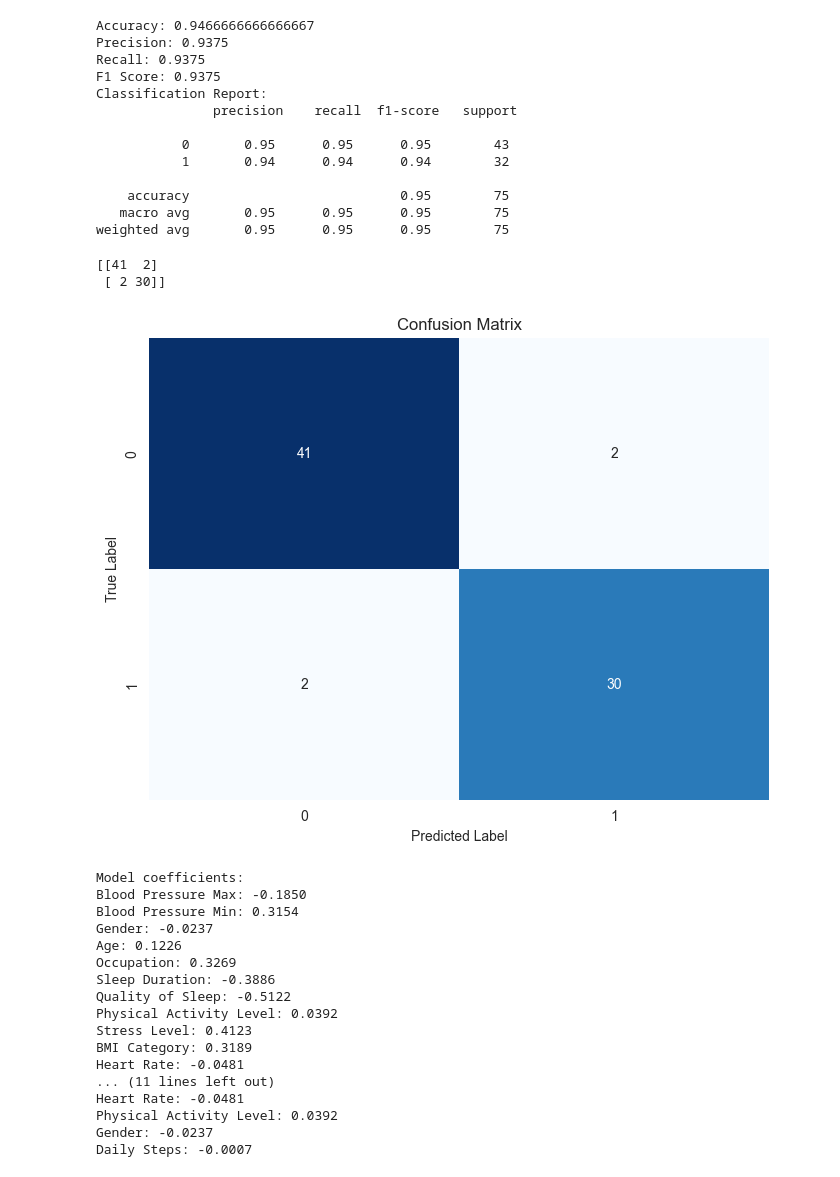
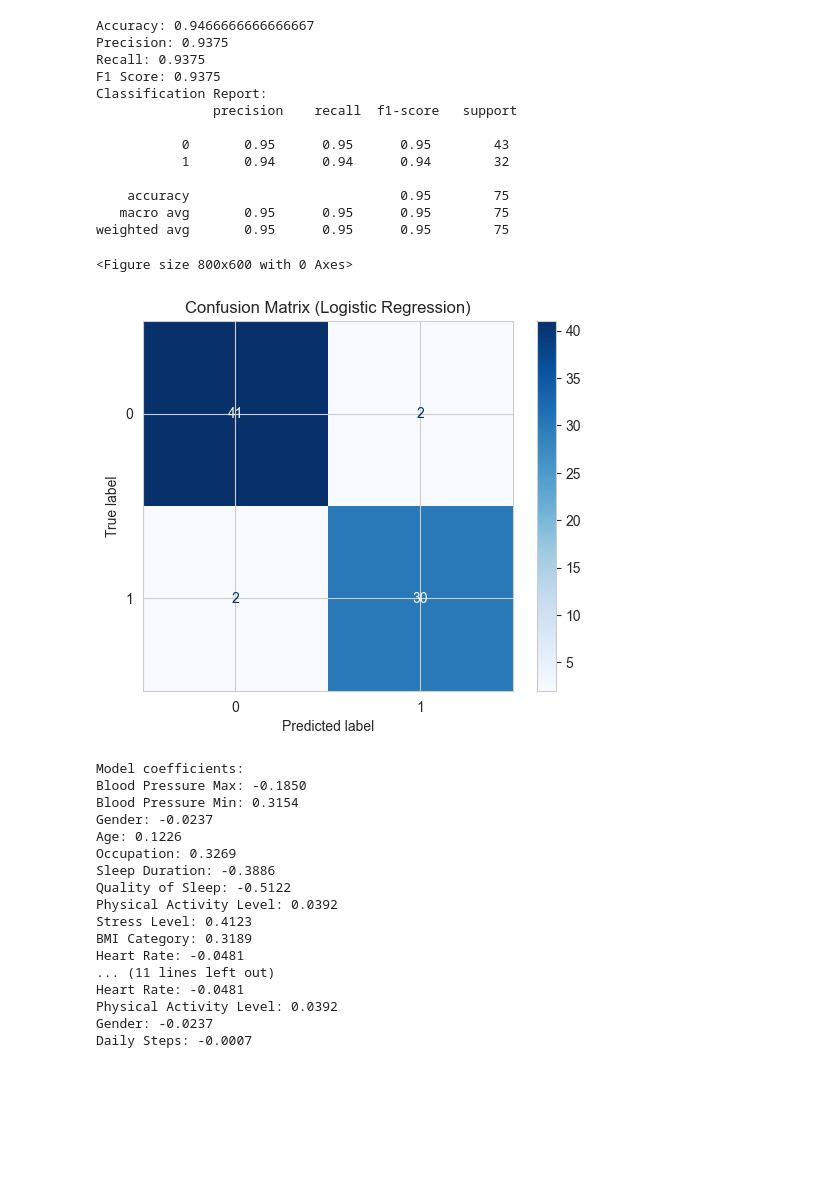
Before and after one commit to lucianagabrielavaliente/proy-final-ciencia-de-datos, a Jupyter notebook: sleep-disorders.ipynb, the cells around one changed output. Cells and saved outputs as stored; diff of their text form; code cells hidden in the pictures; blank space fills up the shorter version.

```diff
--- a/sleep-disorders.ipynb
+++ b/sleep-disorders.ipynb
@@ -946,18 +949,14 @@ Classification Report:
     accuracy                           0.95        75
    macro avg       0.95      0.95      0.95        75
 weighted avg       0.95      0.95      0.95        75
-# %%
-conf_matrix = confusion_matrix(y_test, y_pred)
-plt.figure(figsize=(8, 6))
-sns.heatmap(conf_matrix, annot=True, fmt='d', cmap='Blues', cbar=False)
-plt.xlabel('Predicted Label')
-plt.ylabel('True Label')
-plt.title('Confusion Matrix')
-print(conf_matrix)
-# %% [output]
-[[41  2]
- [ 2 30]]
-[figure, removed]
+# %%
+plt.figure(figsize=(8, 6))
+ConfusionMatrixDisplay(conf_matrix, display_labels=lr_model.classes_).plot(cmap='Blues')
+plt.title('Confusion Matrix (Logistic Regression)')
+plt.show()
+# %% [output]
+<Figure size 800x600 with 0 Axes>
+[figure, added]
 # %%
 coefficients = lr_model.coef_[0]
 print("Model coefficients:")
```
Also changed, not shown: parts of 2 cells of this notebook.
